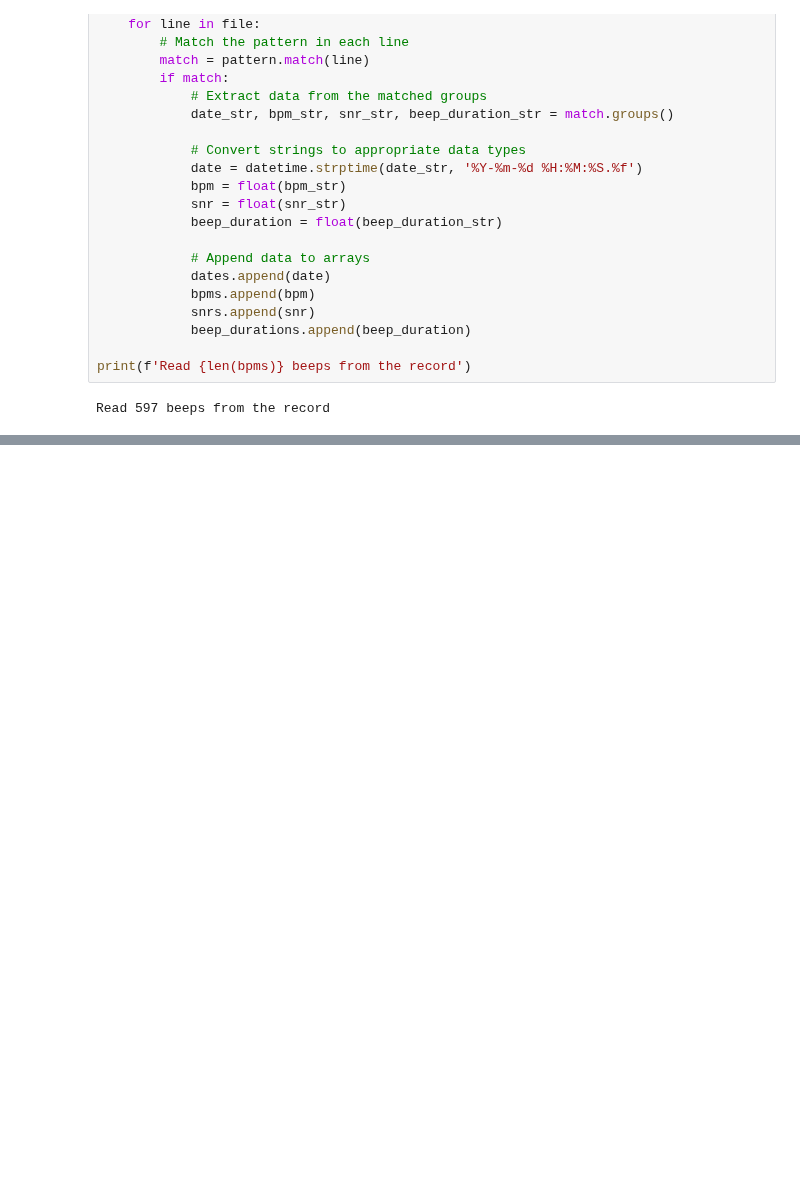
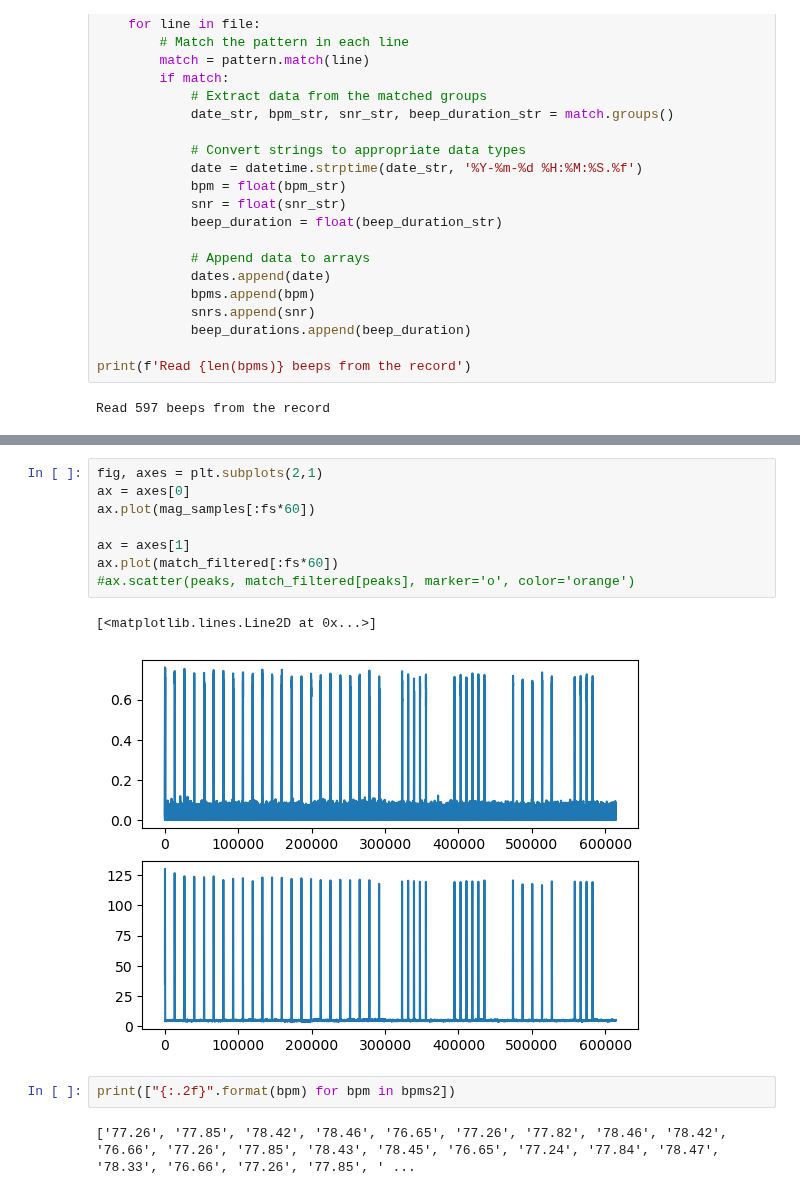
Before and after one commit to bigalnz/test_fft, a Jupyter notebook: notebooks/plot_log.ipynb, the cells around one changed output, grey strips where cells are left out. Saved outputs shown, nothing was run; the diff lists cells and outputs as text; blank space fills up the shorter version.

```diff
--- a/notebooks/plot_log.ipynb
+++ b/notebooks/plot_log.ipynb
@@ -89,0 +135,15 @@ fig.savefig(path.abspath(path.join(recordings_dir, recording_name, f'{recording_
+# %%
+fig, axes = plt.subplots(2,1)
+ax = axes[0]
+ax.plot(mag_samples[:fs*60])
+
+ax = axes[1]
+ax.plot(match_filtered[:fs*60])
+#ax.scatter(peaks, match_filtered[peaks], marker='o', color='orange')
+# %% [output]
+[<matplotlib.lines.Line2D at 0x...>]
+[figure, added]
+# %%
+print(["{:.2f}".format(bpm) for bpm in bpms2])
+# %% [output]
+['77.26', '77.85', '78.42', '78.46', '76.65', '77.26', '77.82', '78.46', '78.42', '76.66', '77.26', '77.85', '78.43', '78.45', '76.65', '77.24', '77.84', '78.47', '78.33', '76.66', '77.26', '77.85', ' ...
```
Also changed, not shown: parts of 7 cells of this notebook.
